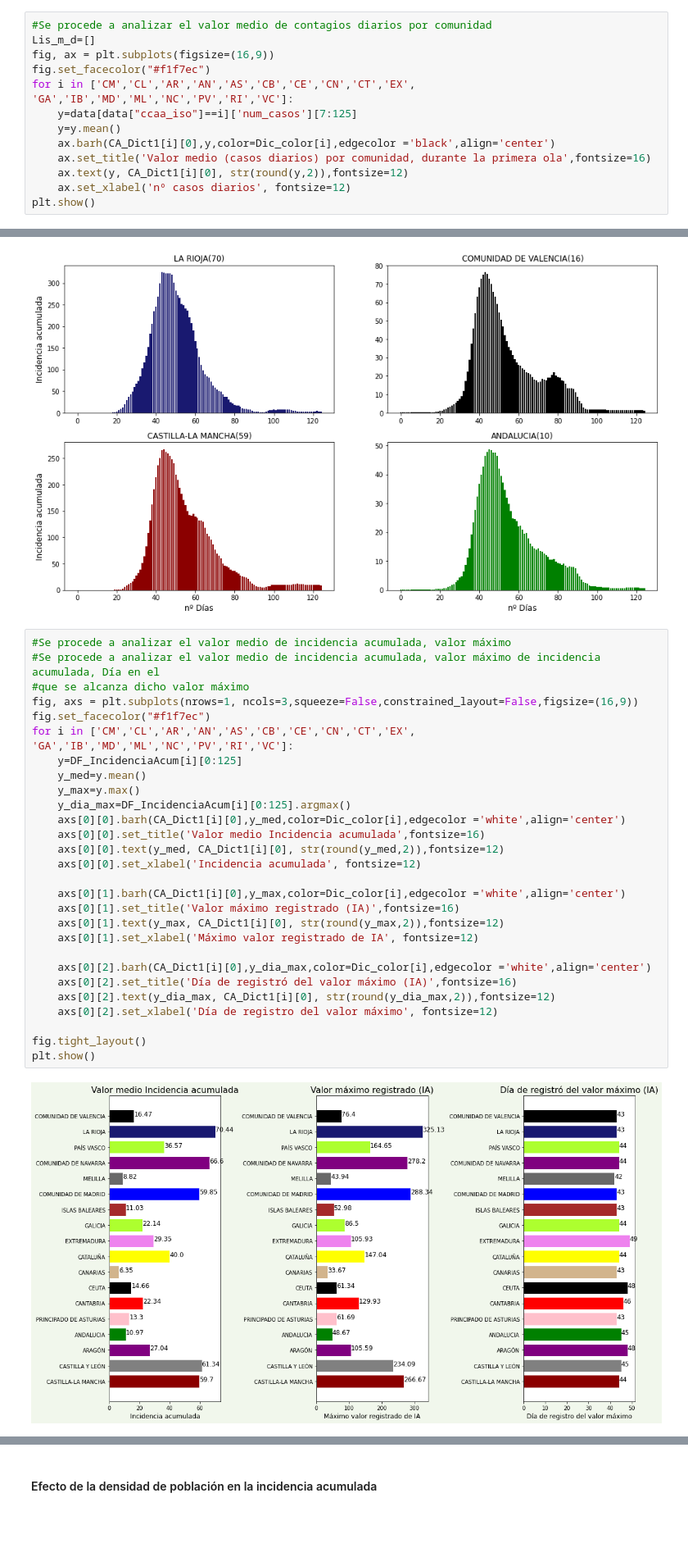
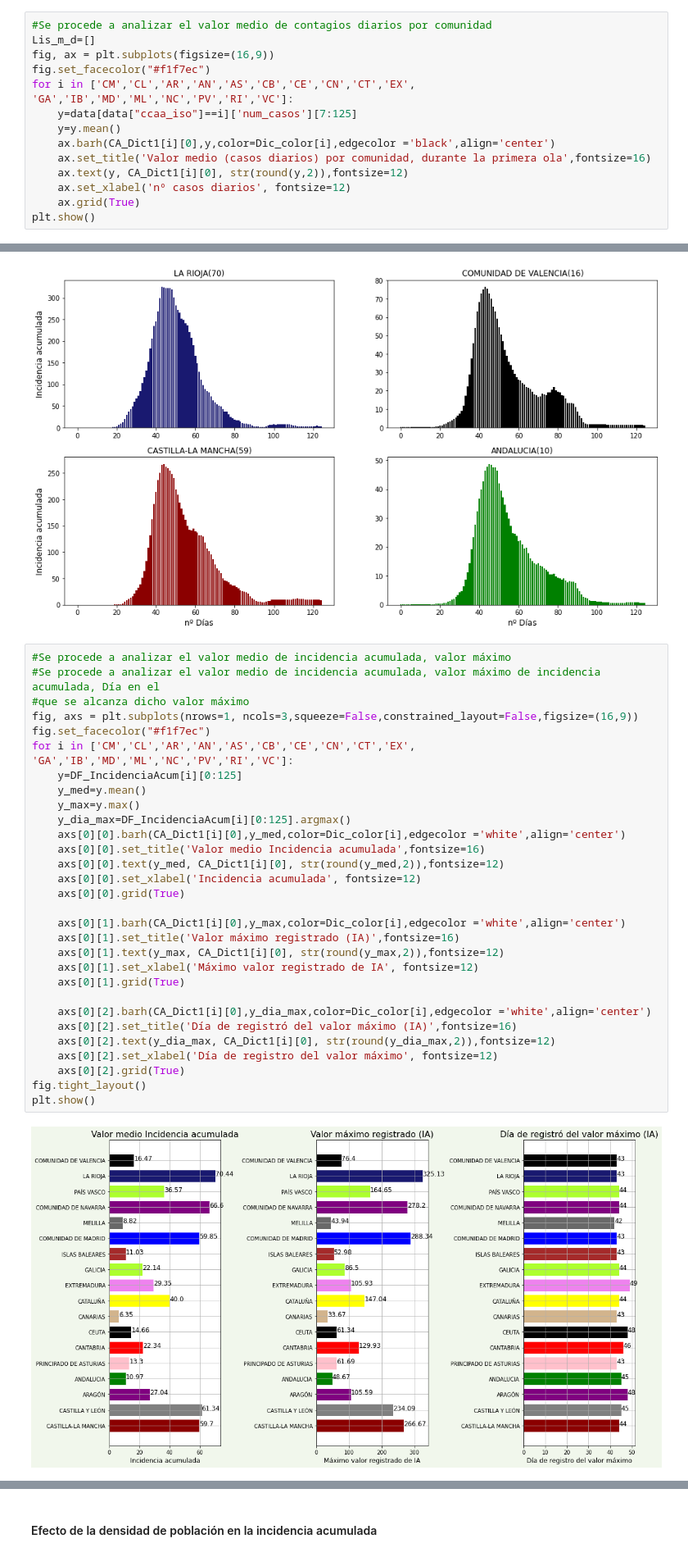
Before and after one commit to AlbertoMatogo/Analisis-covid19-Spain-primeraOla, a Jupyter notebook: Analisis_com_aut.ipynb, the cells around one changed output, grey strips where cells are left out. Shown at 82% size. Cells and saved outputs as stored; diff of their text form; blank space fills up the shorter version.

```diff
--- a/Analisis_com_aut.ipynb
+++ b/Analisis_com_aut.ipynb
@@ -361,5 +361,6 @@ for i in ['CM','CL','AR','AN','AS','CB','CE','CN','CT','EX', 'GA','IB','MD','ML'
     ax.set_title('Valor medio (casos diarios) por comunidad, durante la primera ola',fontsize=16)
     ax.text(y, CA_Dict1[i][0], str(round(y,2)),fontsize=12)
     ax.set_xlabel('nº casos diarios', fontsize=12)
+    ax.grid(True)
 plt.show()
 # %% [output]
@@ -420,33 +421,35 @@ rep_IncidenciaAcumulada(['RI','VC','CM','AN'])
 # %%
 #Se procede a analizar el valor medio de incidencia acumulada, valor máximo
 #Se procede a analizar el valor medio de incidencia acumulada, valor máximo de incidencia acumulada, Día en el
 #que se alcanza dicho valor máximo
 fig, axs = plt.subplots(nrows=1, ncols=3,squeeze=False,constrained_layout=False,figsize=(16,9))
 fig.set_facecolor("#f1f7ec")
 for i in ['CM','CL','AR','AN','AS','CB','CE','CN','CT','EX', 'GA','IB','MD','ML','NC','PV','RI','VC']:
     y=DF_IncidenciaAcum[i][0:125]
     y_med=y.mean()
     y_max=y.max()
     y_dia_max=DF_IncidenciaAcum[i][0:125].argmax()
     axs[0][0].barh(CA_Dict1[i][0],y_med,color=Dic_color[i],edgecolor ='white',align='center')
     axs[0][0].set_title('Valor medio Incidencia acumulada',fontsize=16)
     axs[0][0].text(y_med, CA_Dict1[i][0], str(round(y_med,2)),fontsize=12)
     axs[0][0].set_xlabel('Incidencia acumulada', fontsize=12)
+    axs[0][0].grid(True)
 
     axs[0][1].barh(CA_Dict1[i][0],y_max,color=Dic_color[i],edgecolor ='white',align='center')
     axs[0][1].set_title('Valor máximo registrado (IA)',fontsize=16)
     axs[0][1].text(y_max, CA_Dict1[i][0], str(round(y_max,2)),fontsize=12)
     axs[0][1].set_xlabel('Máximo valor registrado de IA', fontsize=12)
+    axs[0][1].grid(True)
 
     axs[0][2].barh(CA_Dict1[i][0],y_dia_max,color=Dic_color[i],edgecolor ='white',align='center')
     axs[0][2].set_title('Día de registró del valor máximo (IA)',fontsize=16)
     axs[0][2].text(y_dia_max, CA_Dict1[i][0], str(round(y_dia_max,2)),fontsize=12)
     axs[0][2].set_xlabel('Día de registro del valor máximo', fontsize=12)
-
+    axs[0][2].grid(True)
 fig.tight_layout()
 plt.show()
 # %% [output]
-[figure, old version]
+[figure, new version]
 # %%
 #Obtención de una lista con todos los valores.
 #L_valor_medio
```
Also changed, not shown: parts of 9 cells of this notebook, 2 other files.
